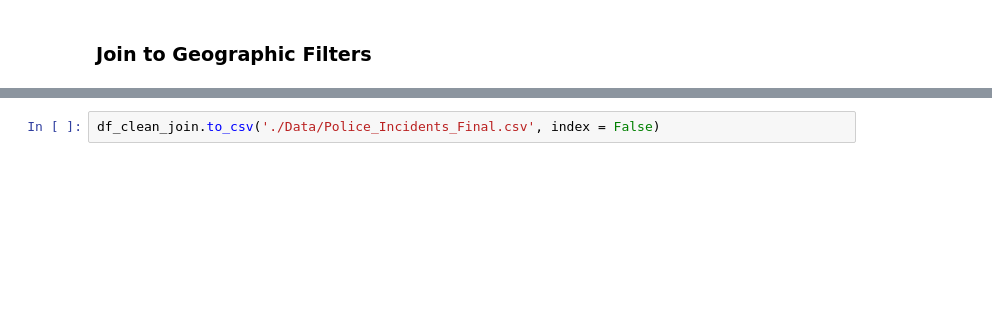
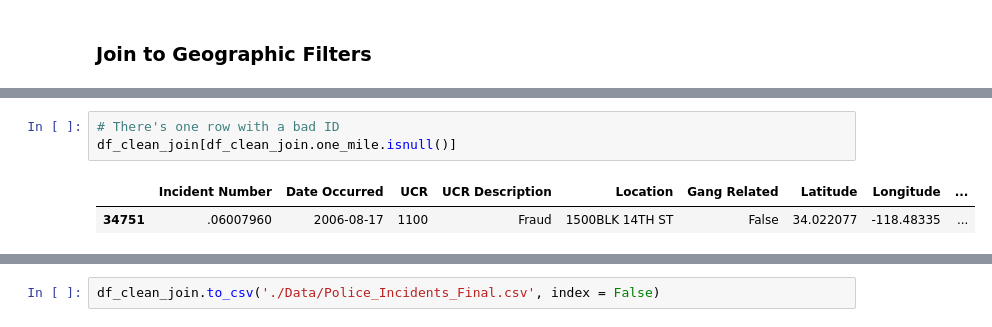
Before and after one commit to HKS-data-science-group/santa-monica-light-rail, a Jupyter notebook: Clean Crime Dataset.ipynb, the cells around one changed output, grey strips where cells are left out. Cells and saved outputs as stored; diff of their text form; blank space fills up the shorter version.

```diff
--- a/Clean Crime Dataset.ipynb
+++ b/Clean Crime Dataset.ipynb
@@ -225,4 +228,10 @@ df_clean_join.head()
 | 2 | 090034163 | 2009-04-03 | 1822 | Narco Possess-Marijuana | 500BLK LINCOLN BLVD | False | 34.029983 | -118.503646 | ... |
 | 3 | 090034227 | 2009-04-04 | 2300 | Public Intoxication | 26TH ST / SANTA MONICA BLVD | False | 34.033306 | -118.474302 | ... |
 | 4 | 090034245 | 2009-04-04 | 1400 | Vandalism | 100BLK KINNEY ST | False | 33.998859 | -118.480934 | ... |
+# %%
+# There's one row with a bad ID
+df_clean_join[df_clean_join.one_mile.isnull()]
+# %% [output]
+|  | Incident Number | Date Occurred | UCR | UCR Description | Location | Gang Related | Latitude | Longitude | ... |
+| 34751 | .06007960 | 2006-08-17 | 1100 | Fraud | 1500BLK 14TH ST | False | 34.022077 | -118.48335 | ... |
 # %%
```
Also changed, not shown: parts of 4 cells of this notebook.
